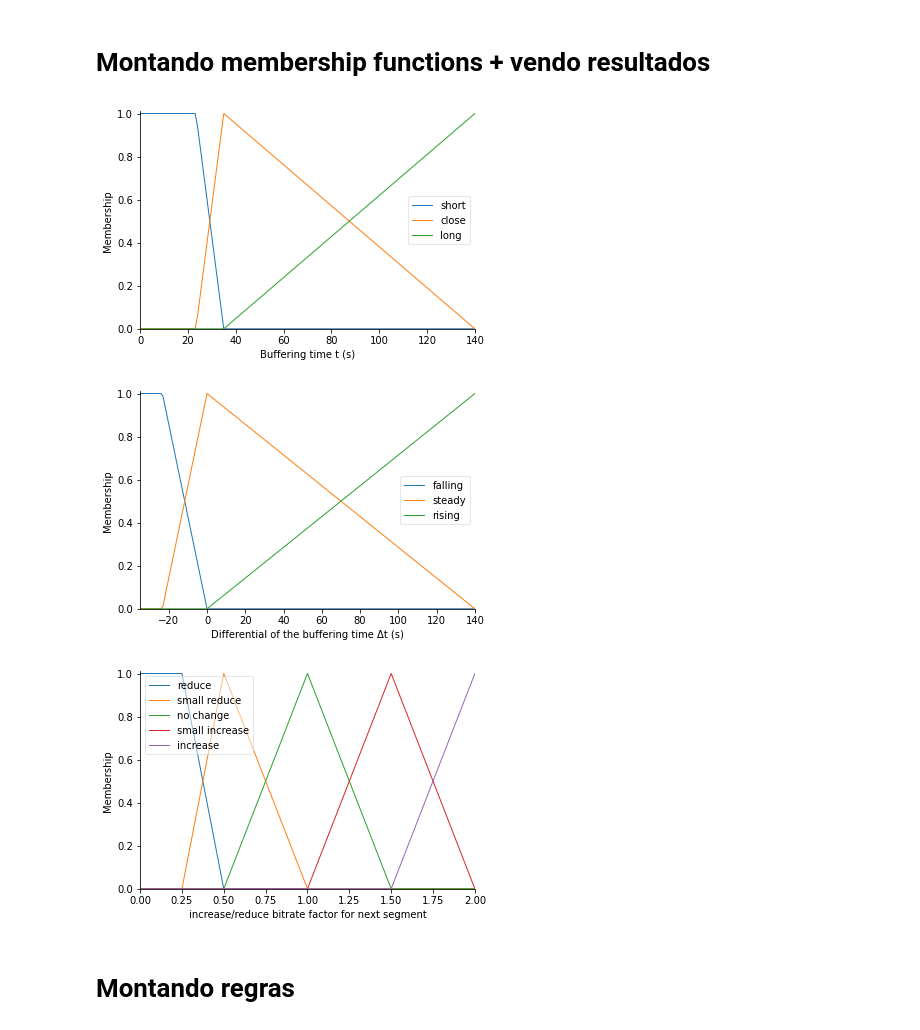
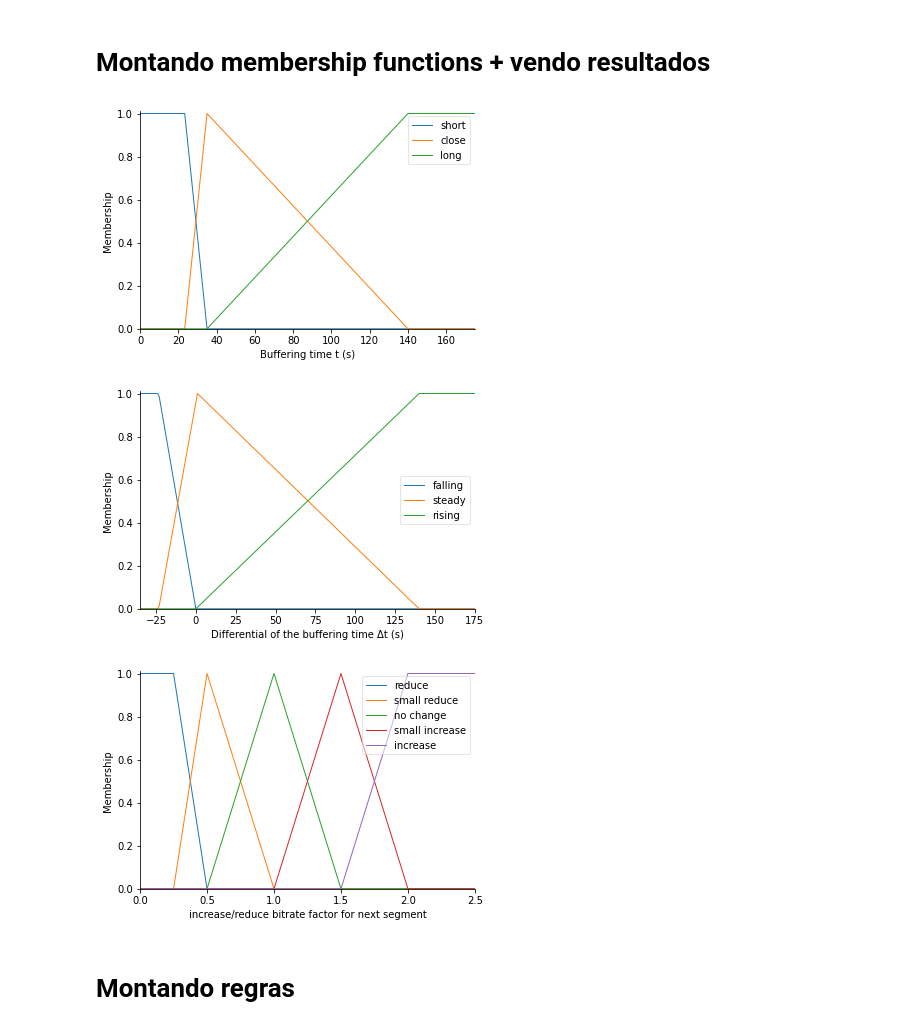
Before and after one commit to capelaum/TR2-ABR-Algorithm, a Jupyter notebook: FuzzyExample/FuzzyExample.ipynb, the cells around one changed output. Cells and saved outputs as stored; diff of their text form; code cells hidden in the pictures.

```diff
--- a/FuzzyExample/FuzzyExample.ipynb
+++ b/FuzzyExample/FuzzyExample.ipynb
@@ -16,9 +16,9 @@ P2 = 2      # Aumentar
 # %% [markdown]
 # Declarando antecedentes e consequentes (universos)
 # %%
-bTime = ctrl.Antecedent(np.arange(0, 4*T+1, 1), 'Buffering time t (s)')
-print(np.arange(0, 4*T+1, 1))
-bTimeDiff = ctrl.Antecedent(np.arange(-T, 4*T+1, 1), 'Differential of the buffering time Δt (s)')
-print(np.arange(-T, 4*T+1, 1))
-qualityDiff = ctrl.Consequent(np.arange(0, P2 + 0.05, 0.05), 'increase/reduce bitrate factor for next segment')
-print(np.arange(0, 2.05, 0.05))
+bTime = ctrl.Antecedent(np.arange(0, 5*T+0.1, 0.1), 'Buffering time t (s)')
+# print(np.arange(0, 4*T+1, 1))
+bTimeDiff = ctrl.Antecedent(np.arange(-T, 5*T+1, 1), 'Differential of the buffering time Δt (s)')
+# print(np.arange(-T, 4*T+1, 1))
+qualityDiff = ctrl.Consequent(np.arange(0, P2 + 0.55, 0.05), 'increase/reduce bitrate factor for next segment')
+# print(np.arange(0, 2.05, 0.05))
@@ -45,28 +27,28 @@ print(np.arange(0, 2.05, 0.05))
 # %%
 # Diferença entre tempo de buffering atual com um valor alvo T = 35s
 bTime['short'] = fuzz.trapmf(bTime.universe, [0, 0, (2*T/3), T])
 bTime['close'] = fuzz.trimf(bTime.universe, [(2*T/3), T, 4*T])
-bTime['long'] = fuzz.trimf(bTime.universe, [T, 4*T, 4*T])
+bTime['long'] = fuzz.trapmf(bTime.universe, [T, 4*T, np.inf, np.inf])
 
 # Comportamento da taxa de transferência entre tempos de buffering consecutivos
 bTimeDiff['falling'] = fuzz.trapmf(bTimeDiff.universe, [-T, -T, (-2*T/3), 0])
 bTimeDiff['steady'] = fuzz.trimf(bTimeDiff.universe, [(-2*T/3), 1, 4*T])
-bTimeDiff['rising'] = fuzz.trimf(bTimeDiff.universe, [0, 4*T, 4*T])
+bTimeDiff['rising'] = fuzz.trapmf(bTimeDiff.universe, [0, 4*T, np.inf, np.inf])
 
 # Fator de incremento/decremento da qualidade do próximo segmento
 qualityDiff['reduce'] = fuzz.trapmf(qualityDiff.universe, [0, 0, N2, N1])
 qualityDiff['small reduce'] = fuzz.trimf(qualityDiff.universe, [N2, N1, Z])
 qualityDiff['no change'] = fuzz.trimf(qualityDiff.universe, [N1, Z, P1])
 qualityDiff['small increase'] = fuzz.trimf(qualityDiff.universe, [Z, P1, P2])
-qualityDiff['increase'] = fuzz.trimf(qualityDiff.universe, [P1, P2, P2])
+qualityDiff['increase'] = fuzz.trapmf(qualityDiff.universe, [P1, P2, np.inf, np.inf])
 
 bTime.view()
 bTimeDiff.view()
 qualityDiff.view()
 # %% [output]
-[figure, old version]
+[figure, new version]
-[figure, old version]
+[figure, new version]
-[figure, old version]
+[figure, new version]
 # %% [markdown]
 # Montando regras
 # %%
```
Also changed, not shown: parts of 3 cells of this notebook, 4 other files.
